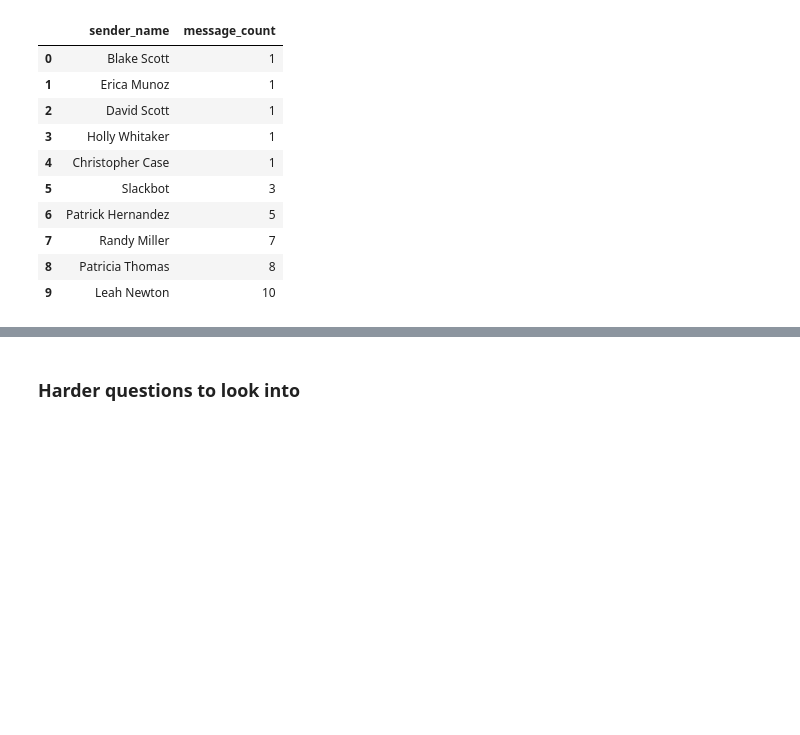
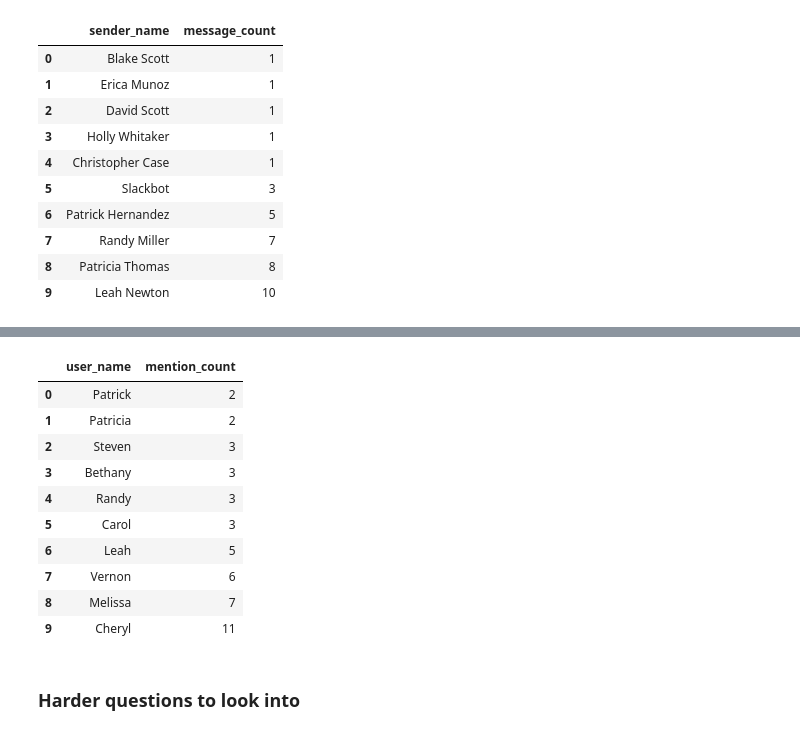
Before and after one commit to Misganaw-Berihun/network_analysis, a Jupyter notebook: notebooks/parse_slack_data.ipynb, the cells around one changed output, grey strips where cells are left out. Drawn from its saved outputs; the diff is of its cells as text; code cells hidden in the pictures; blank space fills up the shorter version.

```diff
--- a/notebooks/parse_slack_data.ipynb
+++ b/notebooks/parse_slack_data.ipynb
@@ -491,3 +546,28 @@ users_with_few_messages(dframe)
+# %%
+#get users with lowest mentions
+def users_with_lowest_mentions(data: DataFrame):
+    counts = data.groupby('user_name').size()
+    users = counts.sort_values(ascending=True).head(10)
+    result = pd.DataFrame({
+        'user_name' : users.index,
+        'mention_count' : users.values
+    })
+    return result
+# %%
+#get lowest mention counts
+users_with_lowest_mentions(mentioned_users_df)
+# %% [output]
+|  | user_name | mention_count |
+| 0 | Patrick | 2 |
+| 1 | Patricia | 2 |
+| 2 | Steven | 3 |
+| 3 | Bethany | 3 |
+| 4 | Randy | 3 |
+| 5 | Carol | 3 |
+| 6 | Leah | 5 |
+| 7 | Vernon | 6 |
+| 8 | Melissa | 7 |
+| 9 | Cheryl | 11 |
 # %%
 # what kind of messages are replied faster than others?
 # %%
```
Also changed, not shown: parts of 7 cells of this notebook.
